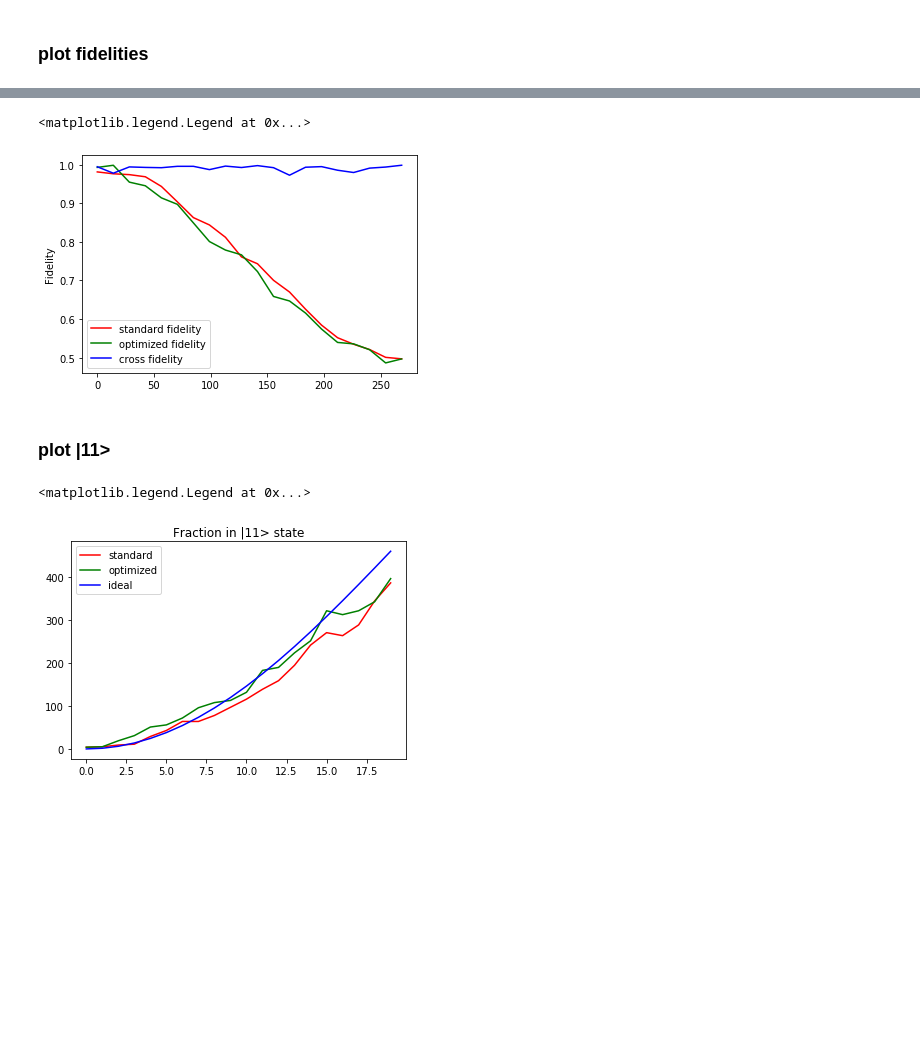
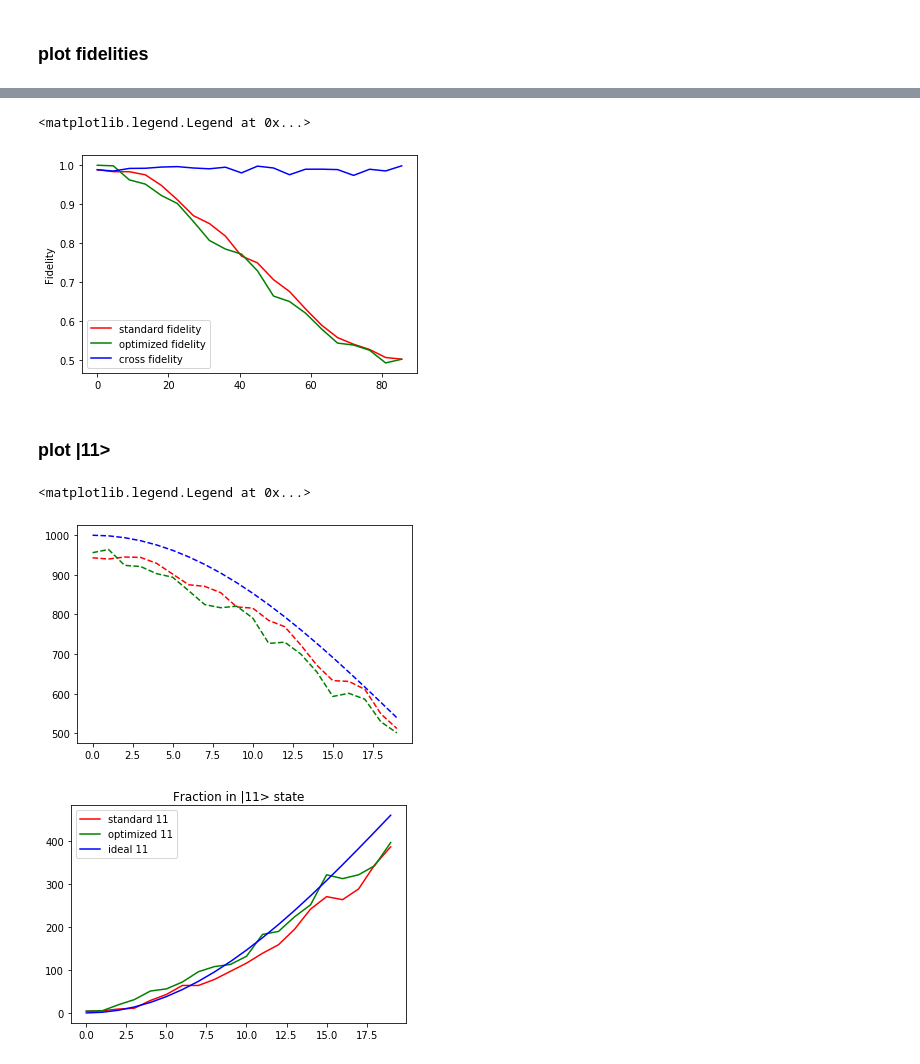
Before and after one commit to singular-value/optimizations_via_openpulse, a Jupyter notebook: ZZ_Interaction_EXPERIMENT.ipynb, the cells around one changed output, grey strips where cells are left out. Saved outputs shown, nothing was run; the diff lists cells and outputs as text; code cells hidden in the pictures; blank space fills up the shorter version.

```diff
--- a/ZZ_Interaction_EXPERIMENT.ipynb
+++ b/ZZ_Interaction_EXPERIMENT.ipynb
@@ -136,7 +109,7 @@ job_mit.status()
 result = backend.retrieve_job('5dd76fabf5613200186ad136').result()
 # %%
 # mitigate results
-result_mit = job_mit.result()
+result_mit = marginal_counts(job_mit.result(), [0,1])
 readout_fitter = mit.CompleteMeasFitter(result_mit, meas_labels)
 readout_fitter.cal_matrix
 # %% [output]
@@ -149,8 +120,8 @@ from qiskit.ignis.verification.tomography.data import marginal_counts
 # %%
 standard_counts_list = []
 for i in range(len(thetas)):
-    counts = marginal_counts(result.get_counts(i), meas_qubits=[0,1])
-    #counts = readout_fitter.filter.apply(counts)
+    counts = marginal_counts(result.get_counts(i), [0,1])
+    counts = readout_fitter.filter.apply(counts)
     standard_counts_list.append(counts)
 print(standard_counts_list)
 # %% [output]
@@ -158,8 +129,8 @@ print(standard_counts_list)
 # %%
 optimized_counts_list = []
 for i in range(len(thetas), len(thetas) * 2):
-    counts = marginal_counts(result.get_counts(i), meas_qubits=[0,1])
-    #counts = readout_fitter.filter.apply(counts)
+    counts = marginal_counts(result.get_counts(i), [0,1])
+    counts = readout_fitter.filter.apply(counts)
     optimized_counts_list.append(counts)
 print(optimized_counts_list)
 # %% [output]
@@ -219,37 +190,48 @@ plt.legend(['standard fidelity', 'optimized fidelity', 'cross fidelity'])
 # %%
 # mitigated
-plt.plot(thetas * 180, standard_fidelities, 'r')
-plt.plot(thetas * 180, optimized_fidelities, 'g')
-plt.plot(thetas * 180, cross_fidelities, 'b')
+plt.plot(thetas * 180 / np.pi, standard_fidelities, 'r')
+plt.plot(thetas * 180 / np.pi, optimized_fidelities, 'g')
+plt.plot(thetas * 180 / np.pi, cross_fidelities, 'b')
 plt.ylabel('Fidelity')
 plt.legend(['standard fidelity', 'optimized fidelity', 'cross fidelity'])
 # %% [output]
 <matplotlib.legend.Legend at 0x...>
-[figure, old version]
+[figure, new version]
 # %% [markdown]
 ### plot |11>
 # %%
 # infer output state vectors, up to phase of each element (phase won't matter for overlap calculation)
+standard_00s = []
 standard_11s = []
 for counts in standard_counts_list:
+    standard_00s.append(counts.get('00', 0))
     standard_11s.append(counts.get('11', 0))
 
+optimized_00s = []
 optimized_11s = []
 for counts in optimized_counts_list:
+    optimized_00s.append(counts.get('00', 0))
     optimized_11s.append(counts.get('11', 0))
 
+ideal_00s = []
 ideal_11s = []
 for ideal in ideal_state_vectors:
     ideal_11s.append(1000 * np.abs(ideal[3]) ** 2)
+    ideal_00s.append(1000 * np.abs(ideal[0]) ** 2)
 # %%
 # raw
-plt.plot(standard_11s, 'r', label='standard')
-plt.plot(optimized_11s, 'g', label='optimized')
-plt.plot(ideal_11s, 'b', label='ideal')
+plt.plot(standard_00s, 'r--', label='standard 00')
+plt.plot(optimized_00s, 'g--', label='optimized 00')
+plt.plot(ideal_00s, 'b--', label='ideal 00')
+plt.figure()
+plt.plot(standard_11s, 'r', label='standard 11')
+plt.plot(optimized_11s, 'g', label='optimized 11')
+plt.plot(ideal_11s, 'b', label='ideal 11')
 plt.title('Fraction in |11> state')
 plt.legend()
 # %% [output]
 <matplotlib.legend.Legend at 0x...>
-[figure, old version]
+[figure, new version]
+[figure, added]
 # %%
 # mitigated
```
Also changed, not shown: parts of 16 cells of this notebook.
